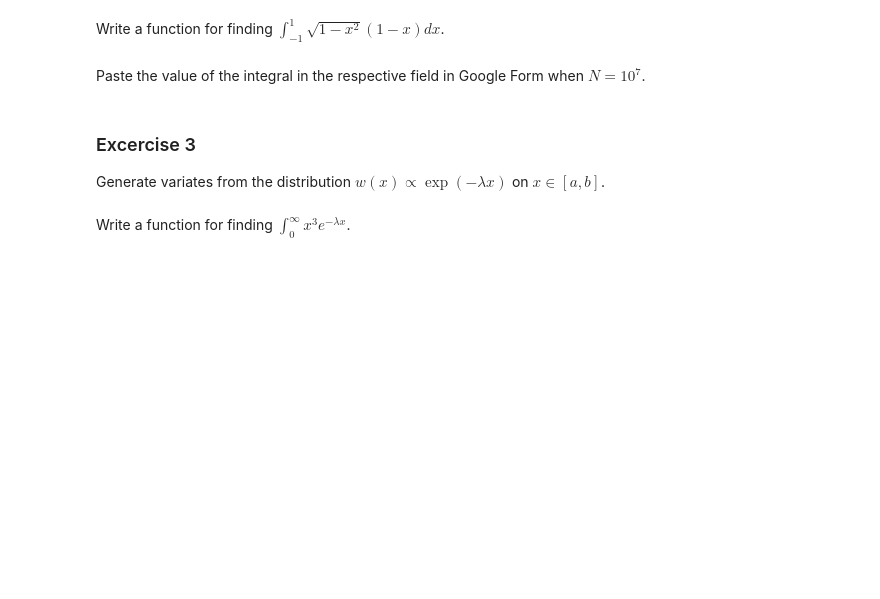
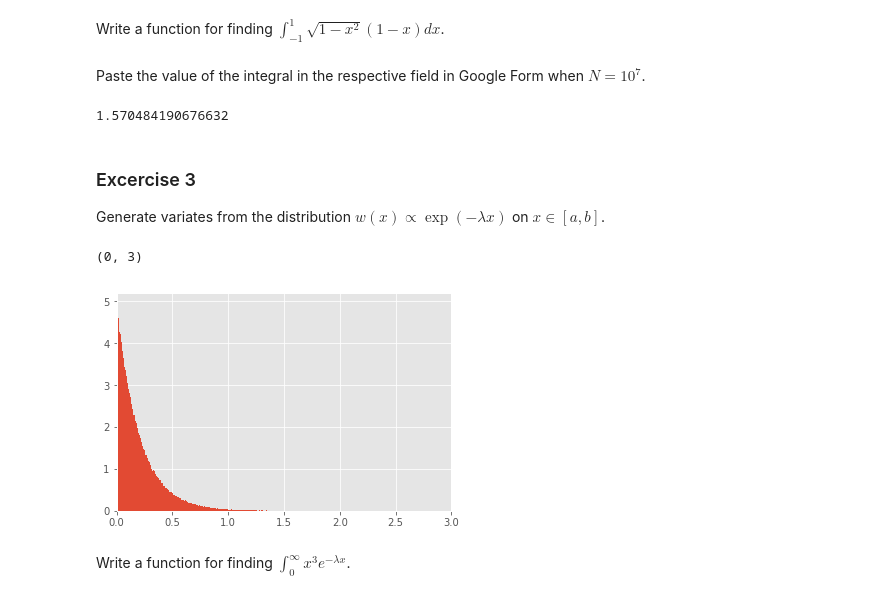
Before and after one commit to bu147/python_SCS, a Jupyter notebook: highD_integrals_and_MC_ZinnurovBD.ipynb, the cells around one changed output. Drawn from its saved outputs; the diff is of its cells as text; code cells hidden in the pictures; blank space fills up the shorter version.

```diff
--- a/highD_integrals_and_MC_ZinnurovBD.ipynb
+++ b/highD_integrals_and_MC_ZinnurovBD.ipynb
@@ -301,2 +324,9 @@ Generate variates from the distribution $w(x) \propto \sqrt{1 - x^2}$ on $x\in (
+# %%
+n = 100000
+y = np.random.uniform(size=n)
+x = np.random.uniform(-1, 1, n)
+def w(x):
+    return (1 - x ** 2) ** .5
+x = x[y <= w(x)]
 # %% [markdown]
 Write a function for finding $\int_{-1}^1 \! \sqrt{1-x^2} \left( 1 - x \right) dx$.
@@ -305,5 +341,9 @@ Write a function for finding $\int_{-1}^1 \! \sqrt{1-x^2} \left( 1 - x \right) d
 # %% [markdown]
 Paste the value of the integral in the respective field in Google Form when $N = 10^7$.
+# %%
+print(I(-1, 1, 1e7))
+# %% [output]
+1.570484190676632
 # %% [markdown]
 ### Excercise 3
 
@@ -313,2 +351,22 @@ Generate variates from the distribution $w(x) \propto \exp(-\lambda x)$ on $x \i
+# %%
+def w(x, L):
+    return np.e ** (-L * x)
+
+def generate_x(N, L, a, b):
+    N = int(N)
+    np.random.seed(1)
+    y = np.random.uniform(size=N)
+    x = np.random.uniform(a, b, N)
+    x = x[y <= w(x, L)]
+    return x
+# %%
+x = generate_x(1e7, 5, 0, 3)
+plt.hist(x, bins='auto', density=True)
+
+
+plt.xlim([0, 3])
+# %% [output]
+(0, 3)
+[figure, added]
 # %% [markdown]
 Write a function for finding $\int_0^\infty \! x^3 e^{- \lambda x}$.
```
Also changed, not shown: parts of 12 cells of this notebook.
